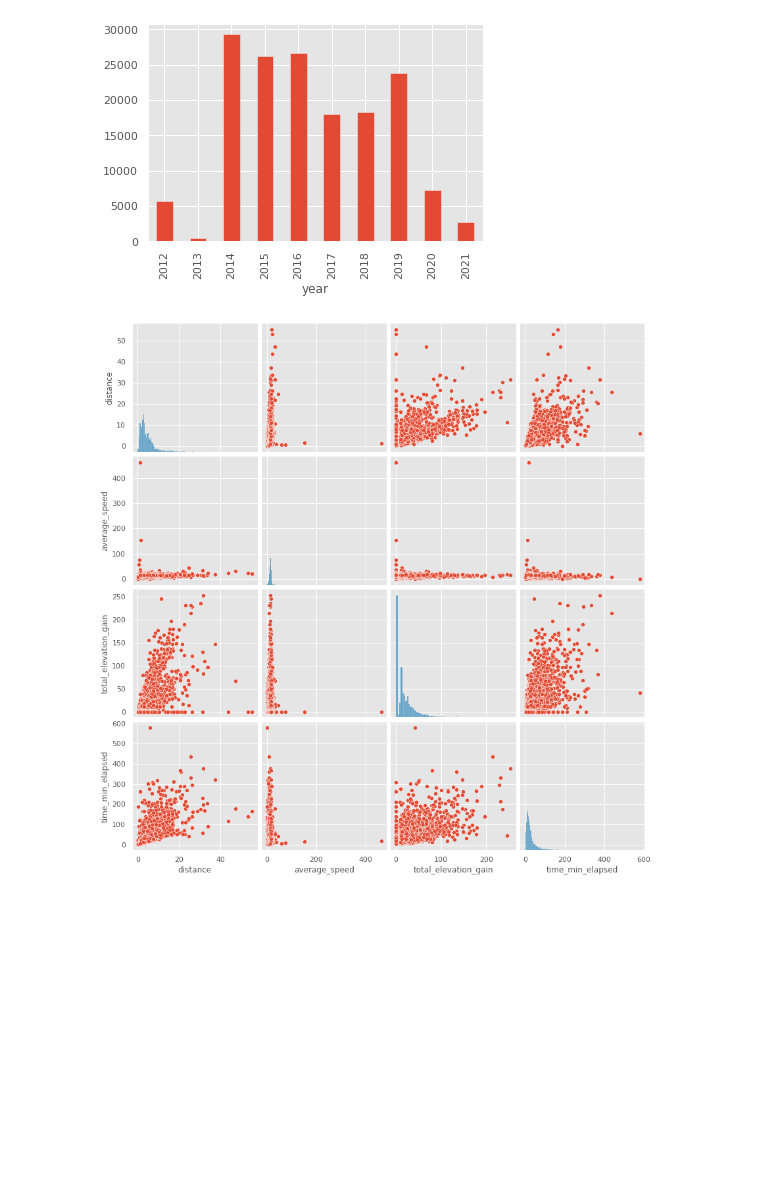
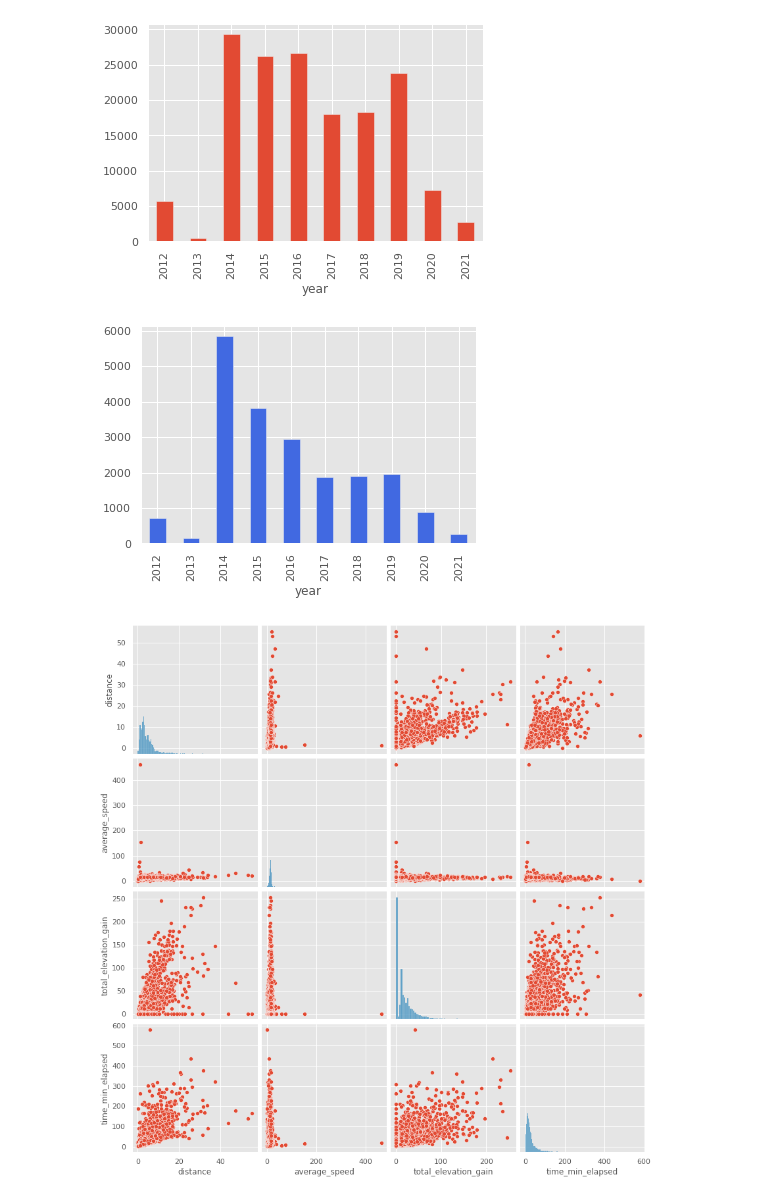
Before and after one commit to vhsenna/strava-data-analysis, a Jupyter notebook: strava_data_analysis.ipynb, the cells around one changed output. Cells and saved outputs as stored; diff of their text form; code cells hidden in the pictures; blank space fills up the shorter version.

```diff
--- a/strava_data_analysis.ipynb
+++ b/strava_data_analysis.ipynb
@@ -470,6 +465,11 @@ rides.groupby('year').mean()['time_min_elapsed'].plot(kind='bar');
 rides.groupby('year').sum()['time_min_elapsed'].plot(kind='bar');
 # %% [output]
 [figure]
+# %%
+# Distância total percorrida por ano em km
+rides.groupby('year').sum()['distance'].plot(kind='bar', color='royalblue');
+# %% [output]
+[figure, added]
 # %%
 cols = ['distance', 'average_speed', 'total_elevation_gain', 'time_min_elapsed']
 sns.pairplot(x_vars=cols, y_vars=cols, data=df, height=3);
```
Also changed, not shown: parts of 2 cells of this notebook, 1 other file.
